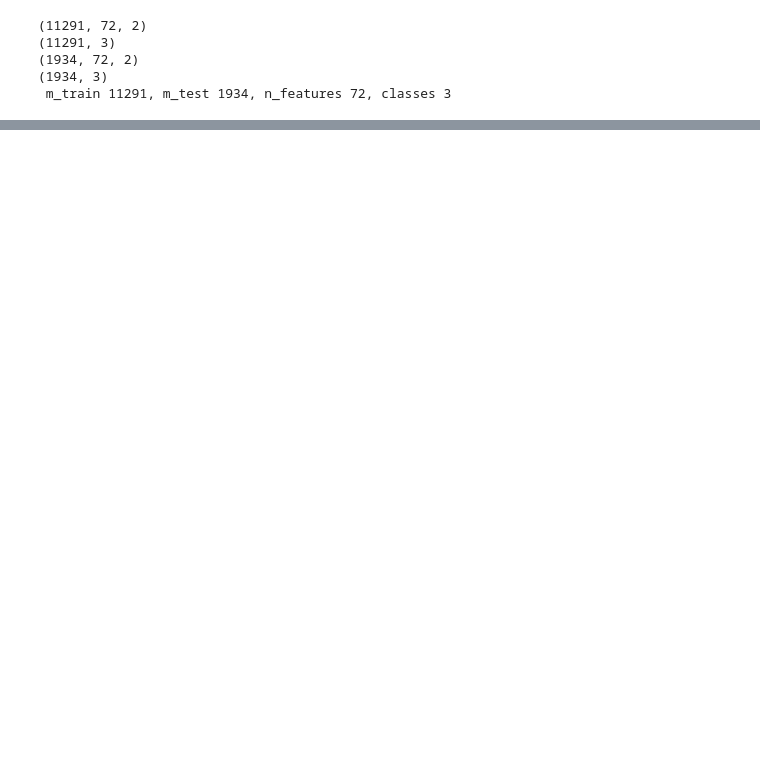
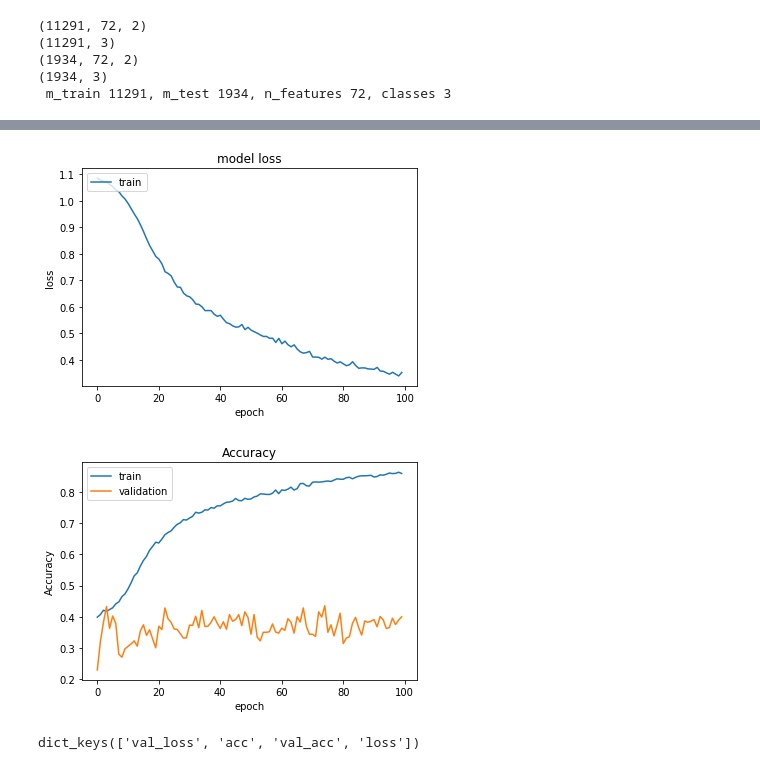
Before and after one commit to IntelligentTrading/science, a Jupyter notebook: 03_ML_Keras_LSTM_Class.ipynb, the cells around one changed output, grey strips where cells are left out. Saved outputs shown, nothing was run; the diff lists cells and outputs as text; code cells hidden in the pictures; blank space fills up the shorter version.

```diff
--- a/03_ML_Keras_LSTM_Class.ipynb
+++ b/03_ML_Keras_LSTM_Class.ipynb
@@ -214,8 +214,8 @@ ts_train = price_ts.head(train_num)
 ts_test = price_ts.tail(test_num)
 
 win_size = 72 # do prediction based on history
-future = 6    # predict a price return in future timepoints
-delta = 0.002  # consider UP if last price has been changed by more then delta persents
+future = 30    # predict a price return in future timepoints
+delta = 0.01  # consider UP if last price has been changed by more then delta persents
 
 # convert linear ts to a numpy array of number of training examples
 X_train, Y_train, y_tr_price = classification_dataset_from_ts(data_df=ts_train, win_size=win_size, stride=1, future=future, delta=delta)
@@ -320,13 +320,13 @@ def build_model():
             120,
             return_sequences=True,
             input_shape=(timesteps, data_dim),
-            dropout=0.1
+            dropout=0.2
         )
     )  # returns a sequence of vectors of dimension 32
 
-    model.add(LSTM(120, return_sequences=True, dropout=0.1))  # returns a sequence of vectors of dimension 32
+    model.add(LSTM(120, return_sequences=True, dropout=0.2))  # returns a sequence of vectors of dimension 32
 
-    model.add(LSTM(120, dropout=0.1))  # return a single vector of dimension 32
+    model.add(LSTM(120, dropout=0.2))  # return a single vector of dimension 32
     model.add(Dense(num_classes, activation='softmax'))
 
     start = time.time()
@@ -368,7 +368,7 @@ def predict_sequences_multiple(model, data, window_size, prediction_len):
     return prediction_seqs
 # %%
 
-epochs  = 60
+epochs  = 100
 
 model = build_model()
 
@@ -400,14 +400,27 @@ Epoch 11/60
 # %%
 # summarize history for loss
 plt.plot(history.history['loss'])
 #plt.plot(history.history['val_loss'])
 plt.title('model loss')
 plt.ylabel('loss')
 plt.xlabel('epoch')
 plt.legend(['train', 'test'], loc='upper left')
 plt.show()
+
+plt.plot(history.history['acc'])
+plt.plot(history.history['val_acc'])
+plt.title('Accuracy')
+plt.ylabel('Accuracy')
+plt.xlabel('epoch')
+plt.legend(['train', 'validation'], loc='upper left')
+plt.show()
+# %% [output]
+[figure, added]
+[figure, added]
 # %%
 history.history.keys()
+# %% [output]
+dict_keys(['val_loss', 'acc', 'val_acc', 'loss'])
 # %%
 y_predicted_train = predict_point_by_point(model, X_train)
 predicted = predict_point_by_point(model, X_test)
```
Also changed, not shown: parts of 7 cells of this notebook.
